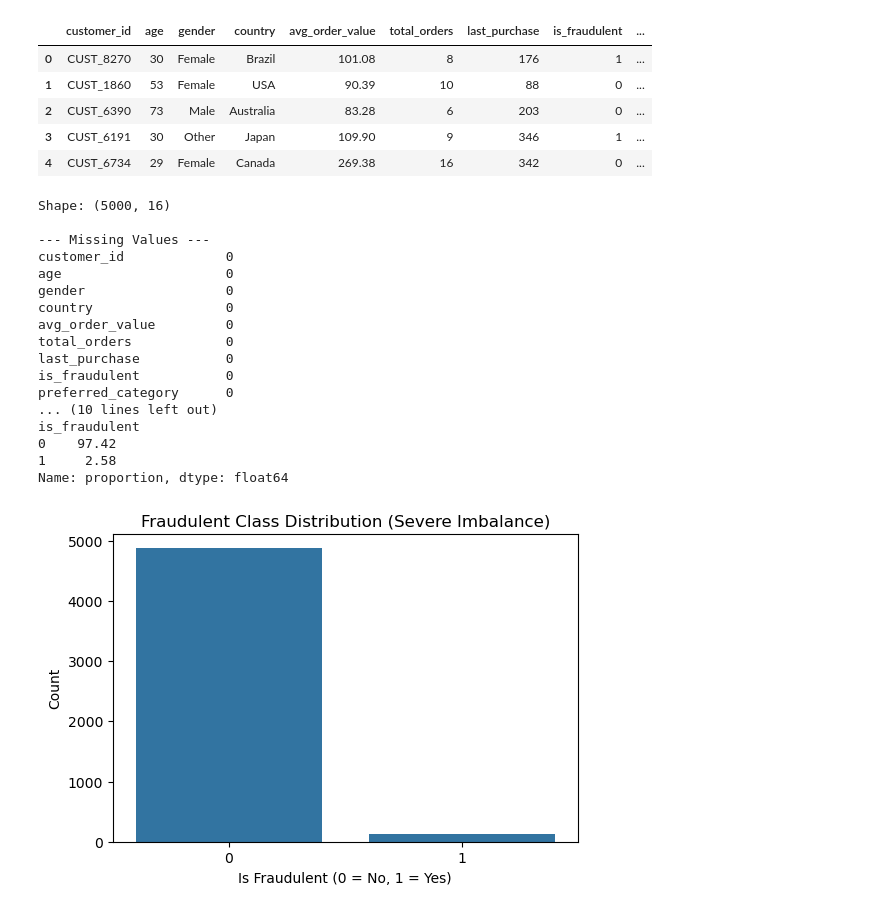
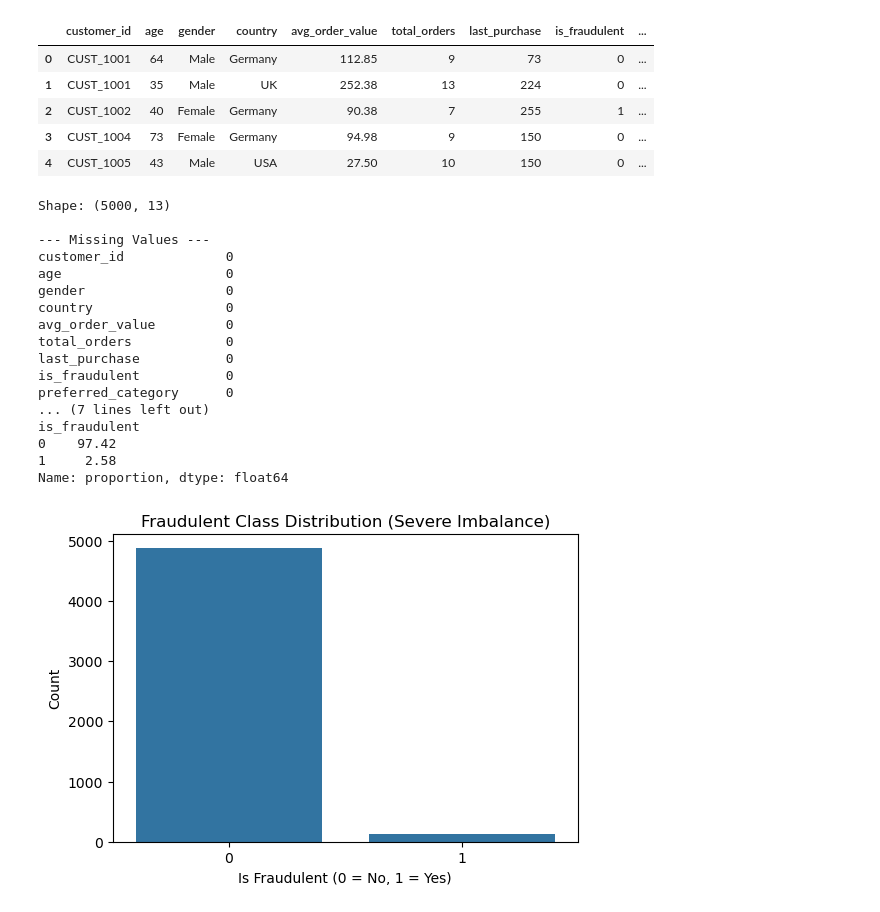
Before and after one commit to murtazakhanpro/Assignment_SMIT_AIDS_2026, a Jupyter notebook: Assignment_9_(multiple ML model)/MasterSession_with(enoding&scalling).ipynb, the cells around one changed output. Drawn from its saved outputs; the diff is of its cells as text; code cells hidden in the pictures.

```diff
--- a/Assignment_9_(multiple ML model)/MasterSession_with(enoding&scalling).ipynb
+++ b/Assignment_9_(multiple ML model)/MasterSession_with(enoding&scalling).ipynb
@@ -1,30 +1,30 @@
 # %%
 import pandas as pd
 import numpy as np
 import matplotlib.pyplot as plt
 import seaborn as sns
 
 from sklearn.model_selection import train_test_split
 from sklearn.preprocessing import StandardScaler, OneHotEncoder
 from sklearn.compose import ColumnTransformer
 from sklearn.pipeline import Pipeline
 from imblearn.over_sampling import SMOTE
 
 from sklearn.tree import DecisionTreeClassifier
 from sklearn.ensemble import RandomForestClassifier
 from xgboost import XGBClassifier
 from sklearn.metrics import classification_report, confusion_matrix, accuracy_score, precision_score, recall_score, f1_score
 
 # Load Data
-df = pd.read_csv('process_data.csv')
+df = pd.read_csv('fraud_data_cleanned.csv')
 df.head()
 # %% [output]
 |  | customer_id | age | gender | country | avg_order_value | total_orders | last_purchase | is_fraudulent | ... |
-| 0 | CUST_8270 | 30 | Female | Brazil | 101.08 | 8 | 176 | 1 | ... |
-| 1 | CUST_1860 | 53 | Female | USA | 90.39 | 10 | 88 | 0 | ... |
-| 2 | CUST_6390 | 73 | Male | Australia | 83.28 | 6 | 203 | 0 | ... |
-| 3 | CUST_6191 | 30 | Other | Japan | 109.90 | 9 | 346 | 1 | ... |
-| 4 | CUST_6734 | 29 | Female | Canada | 269.38 | 16 | 342 | 0 | ... |
+| 0 | CUST_1001 | 64 | Male | Germany | 112.85 | 9 | 73 | 0 | ... |
+| 1 | CUST_1001 | 35 | Male | UK | 252.38 | 13 | 224 | 0 | ... |
+| 2 | CUST_1002 | 40 | Female | Germany | 90.38 | 7 | 255 | 1 | ... |
+| 3 | CUST_1004 | 73 | Female | Germany | 94.98 | 9 | 150 | 0 | ... |
+| 4 | CUST_1005 | 43 | Male | USA | 27.50 | 10 | 150 | 0 | ... |
 # %%
 print("Shape:", df.shape)
 print("\n--- Missing Values ---")
@@ -33,7 +33,7 @@ print(df.isnull().sum())
 print("\n--- Target Class Distribution ---")
 print(df['is_fraudulent'].value_counts(normalize=True) * 100)
 # %% [output]
-Shape: (5000, 16)
+Shape: (5000, 13)
 
 --- Missing Values ---
 customer_id             0
@@ -45,7 +45,7 @@ total_orders            0
 last_purchase           0
 is_fraudulent           0
 preferred_category      0
-... (10 lines left out)
+... (7 lines left out)
 is_fraudulent
 0    97.42
 1     2.58
```
Also changed, not shown: parts of 5 cells of this notebook.
